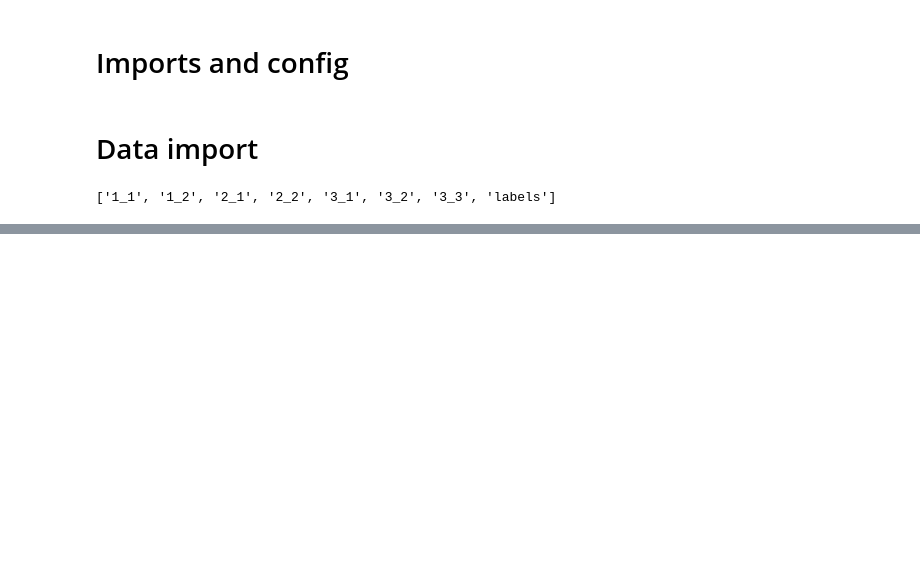
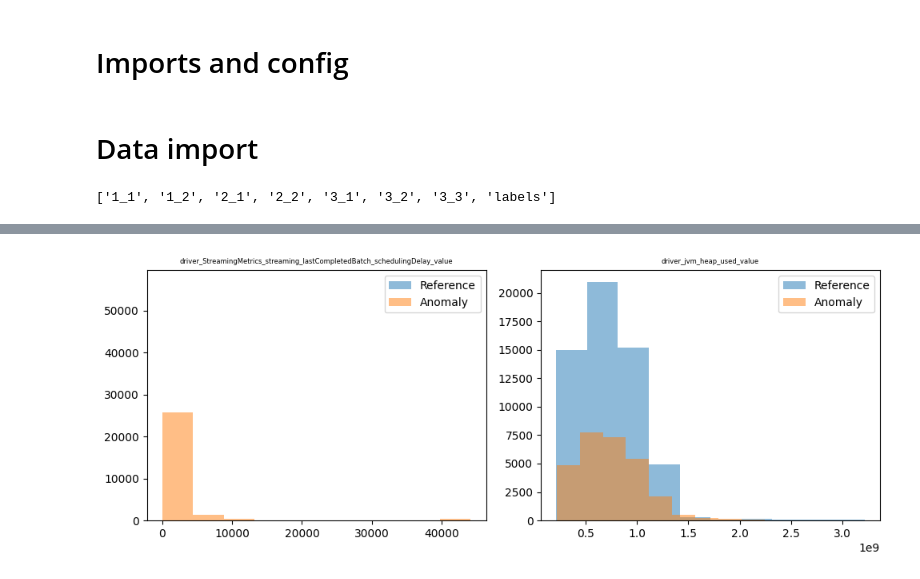
Before and after one commit to louise-davy/exstream-implementation, a Jupyter notebook: algorithm_as_a_notebook.ipynb, the cells around one changed output, grey strips where cells are left out. Drawn from its saved outputs; the diff is of its cells as text; code cells hidden in the pictures; blank space fills up the shorter version.

```diff
--- a/algorithm_as_a_notebook.ipynb
+++ b/algorithm_as_a_notebook.ipynb
@@ -32,13 +33,14 @@ for file in train_files:
         ano_id =  label_file.loc[i, "ano_id"]
         selection_ref = train_file.loc[(train_file["timestamp"] >= label_file["ref_start"][i]) & (train_file["timestamp"] < label_file["ref_end"][i]), :].copy()
         selection_ref["ano_id"] = ano_id
-        selection_ref["type_data"] = "ref"
+        selection_ref["type_data"] = 0
         selection_ano = train_file.loc[(train_file["timestamp"] >= label_file["ano_start"][i]) & (train_file["timestamp"] <= label_file["ano_end"][i]), :].copy()
         selection_ano["ano_id"] = ano_id
-        selection_ano["type_data"] = "ano"
+        selection_ano["type_data"] = 1
         refs[f"{file}_{i}"] = selection_ref
         anos[f"{file}_{i}"] = selection_ano
 
 assert refs.keys() == anos.keys()
 refs = pd.concat(refs).droplevel(1)
 anos = pd.concat(anos).droplevel(1)
+refs.shape, anos.shape
@@ -71,5 +73,3 @@ def class_entropy(ts_a:list, ts_r:list) -> float:
     p_r = nb_ts_r / (nb_ts_a + nb_ts_r)
     h_class = p_a * np.log2(p_a) + p_r * np.log2(p_r)
     return h_class
-# %%
-def segmentation_entropy(data:pd.DataFrame) -> float:
@@ -75,0 +199,10 @@ def segmentation_entropy(data:pd.DataFrame) -> float:
+# %%
+distances = {}
+for feature in refs.columns[:-4]:
+    class_ent = class_entropy(refs.loc[:,feature], anos.loc[:,feature])
+    all_values = pd.concat([refs[[feature, "type_data"]], anos[[feature, "type_data"]]])
+    sorted_values = all_values.sort_values(by=[feature, "type_data"])
+    shuffled_values = shuffle_observations_if_duplicates(sorted_values, feature)
+    segmentation_ent = segmentation_entropy(shuffled_values)
+    distance = class_ent / segmentation_ent
+    distances[feature] = distance
@@ -75,0 +228,18 @@ def segmentation_entropy(data:pd.DataFrame) -> float:
+# %%
+biggest_entropy = sorted(distances.items(), key=lambda x: x[1], reverse=True)[0][0]
+smallest_entropy = sorted(distances.items(), key=lambda x: x[1], reverse=False)[0][0]
+# %%
+fig, axs = plt.subplots(1, 2, figsize=(10, 4))
+
+axs = axs.flatten()
+for i, col in enumerate([smallest_entropy, biggest_entropy]):
+    axs[i].hist(refs[col].astype(float).tolist(), label="Reference", alpha=0.5)
+    axs[i].hist(anos[col].astype(float).tolist(), label="Anomaly", alpha=0.5)
+
+    axs[i].set_title(col, fontsize=6)
+    axs[i].legend()
+
+plt.tight_layout()
+plt.show()
+# %% [output]
+[figure, added]
```
Also changed, not shown: parts of 14 cells of this notebook.
